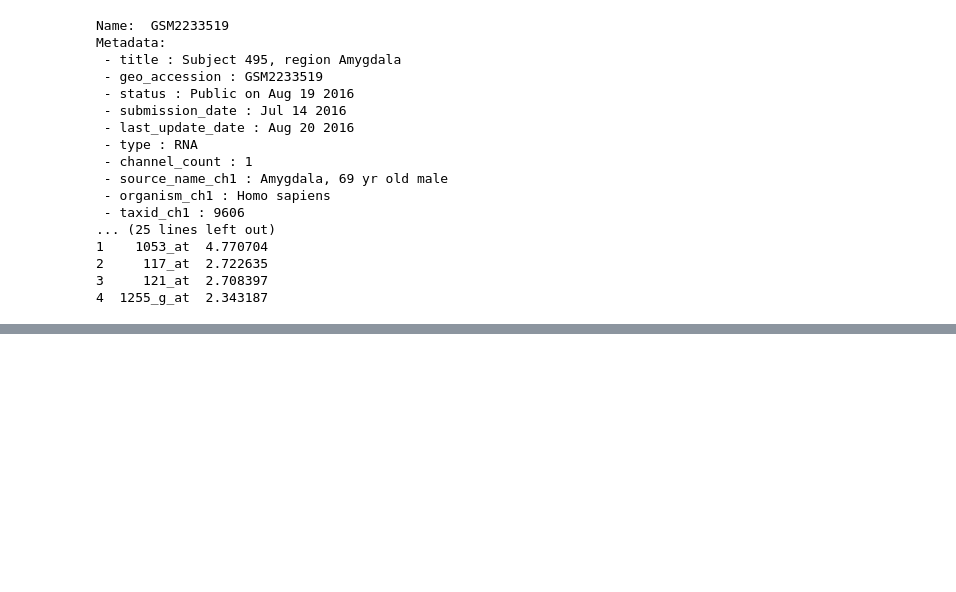
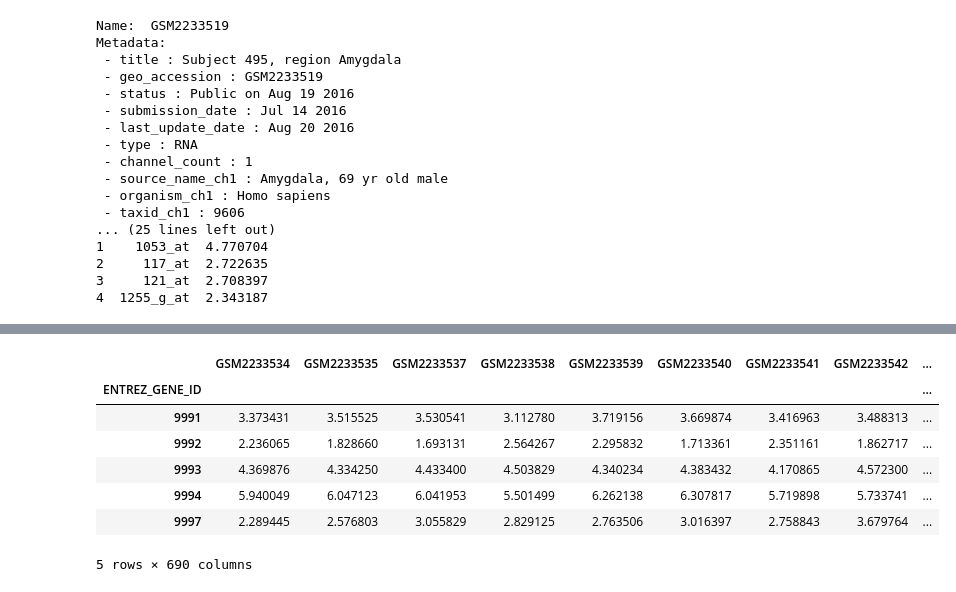
Before and after one commit to PratipRana/Causal_Gene_Regulator, a Jupyter notebook: GEO_AD_PD.ipynb, the cells around one changed output, grey strips where cells are left out. Cells and saved outputs as stored; diff of their text form; code cells hidden in the pictures; blank space fills up the shorter version.

```diff
--- a/GEO_AD_PD.ipynb
+++ b/GEO_AD_PD.ipynb
@@ -103,0 +214,11 @@ Metadata:
+# %%
+AD_sample_annotated.tail()
+# %% [output]
+|  | GSM2233534 | GSM2233535 | GSM2233537 | GSM2233538 | GSM2233539 | GSM2233540 | GSM2233541 | GSM2233542 | ... |
+| ENTREZ_GENE_ID |  |  |  |  |  |  |  |  | ... |
+| 9991 | 3.373431 | 3.515525 | 3.530541 | 3.112780 | 3.719156 | 3.669874 | 3.416963 | 3.488313 | ... |
+| 9992 | 2.236065 | 1.828660 | 1.693131 | 2.564267 | 2.295832 | 1.713361 | 2.351161 | 1.862717 | ... |
+| 9993 | 4.369876 | 4.334250 | 4.433400 | 4.503829 | 4.340234 | 4.383432 | 4.170865 | 4.572300 | ... |
+| 9994 | 5.940049 | 6.047123 | 6.041953 | 5.501499 | 6.262138 | 6.307817 | 5.719898 | 5.733741 | ... |
+| 9997 | 2.289445 | 2.576803 | 3.055829 | 2.829125 | 2.763506 | 3.016397 | 2.758843 | 3.679764 | ... |
+5 rows × 690 columns
```
Also changed, not shown: parts of 26 cells of this notebook, 1 other file.
